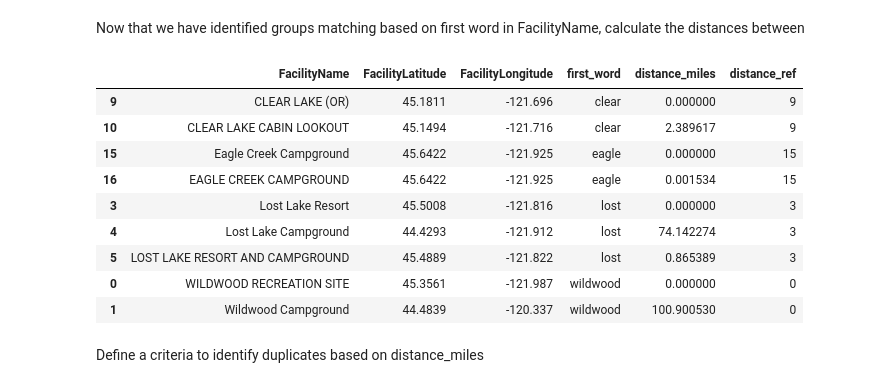
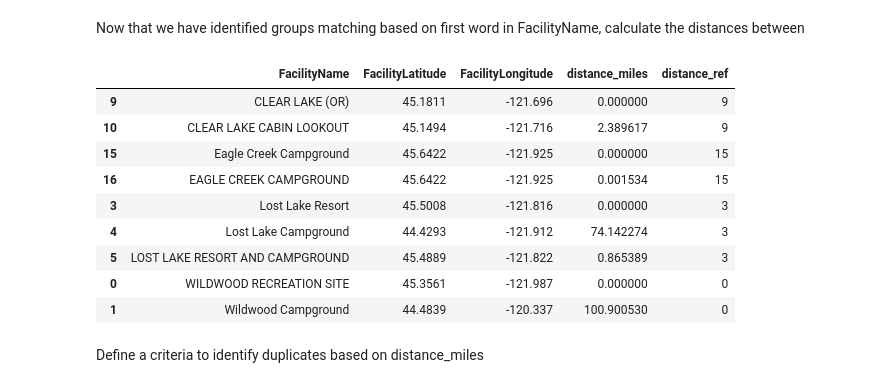
Before and after one commit to gizm00/pycon2016, a Jupyter notebook: notebooks/Section 1 - RIDB API.ipynb, the cells around one changed output. Cells and saved outputs as stored; diff of their text form; code cells hidden in the pictures.

```diff
--- a/notebooks/Section 1 - RIDB API.ipynb
+++ b/notebooks/Section 1 - RIDB API.ipynb
@@ -163,19 +166,19 @@ for name,group in grouped_first_word.filter(lambda x: len(x) > 1).groupby('first
 
     group = group.assign(distance_miles = distances, distance_ref = distance_reference)
     ridb_distance_match = ridb_distance_match.append(group)
-# %%
-ridb_distance_match.drop(ridb_distance_match.columns[ridb_distance_match.columns.str.contains('ID')], axis=1)
-# %% [output]
-|  | FacilityName | FacilityLatitude | FacilityLongitude | first_word | distance_miles | distance_ref |
-| 9 | CLEAR LAKE (OR) | 45.1811 | -121.696 | clear | 0.000000 | 9 |
-| 10 | CLEAR LAKE CABIN LOOKOUT | 45.1494 | -121.716 | clear | 2.389617 | 9 |
-| 15 | Eagle Creek Campground | 45.6422 | -121.925 | eagle | 0.000000 | 15 |
-| 16 | EAGLE CREEK CAMPGROUND | 45.6422 | -121.925 | eagle | 0.001534 | 15 |
-| 3 | Lost Lake Resort | 45.5008 | -121.816 | lost | 0.000000 | 3 |
-| 4 | Lost Lake Campground | 44.4293 | -121.912 | lost | 74.142274 | 3 |
-| 5 | LOST LAKE RESORT AND CAMPGROUND | 45.4889 | -121.822 | lost | 0.865389 | 3 |
-| 0 | WILDWOOD RECREATION SITE | 45.3561 | -121.987 | wildwood | 0.000000 | 0 |
-| 1 | Wildwood Campground | 44.4839 | -120.337 | wildwood | 100.900530 | 0 |
+# %%
+ridb_distance_match[['FacilityName', 'FacilityLatitude','FacilityLongitude','distance_miles','distance_ref']]
+# %% [output]
+|  | FacilityName | FacilityLatitude | FacilityLongitude | distance_miles | distance_ref |
+| 9 | CLEAR LAKE (OR) | 45.1811 | -121.696 | 0.000000 | 9 |
+| 10 | CLEAR LAKE CABIN LOOKOUT | 45.1494 | -121.716 | 2.389617 | 9 |
+| 15 | Eagle Creek Campground | 45.6422 | -121.925 | 0.000000 | 15 |
+| 16 | EAGLE CREEK CAMPGROUND | 45.6422 | -121.925 | 0.001534 | 15 |
+| 3 | Lost Lake Resort | 45.5008 | -121.816 | 0.000000 | 3 |
+| 4 | Lost Lake Campground | 44.4293 | -121.912 | 74.142274 | 3 |
+| 5 | LOST LAKE RESORT AND CAMPGROUND | 45.4889 | -121.822 | 0.865389 | 3 |
+| 0 | WILDWOOD RECREATION SITE | 45.3561 | -121.987 | 0.000000 | 0 |
+| 1 | Wildwood Campground | 44.4839 | -120.337 | 100.900530 | 0 |
 # %% [markdown]
 Define a criteria to identify duplicates based on distance_miles
 # %%
```
Also changed, not shown: parts of 23 cells of this notebook.
